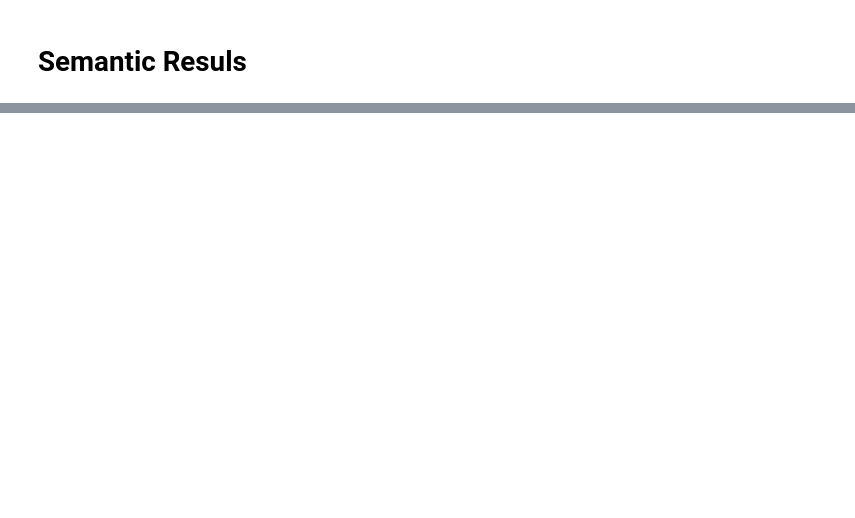
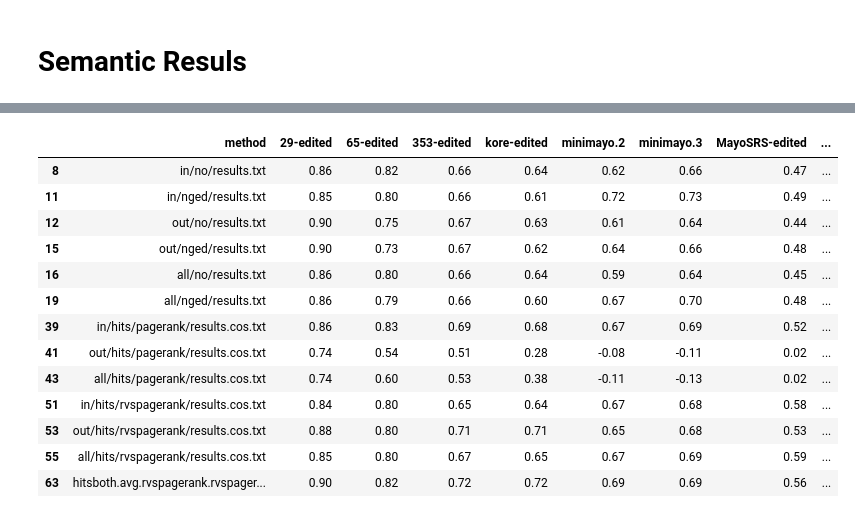
Before and after one commit to mozhgans/wikisim, a Jupyter notebook: wsd/codepieces.ipynb, the cells around one changed output, grey strips where cells are left out. Saved outputs shown, nothing was run; the diff lists cells and outputs as text; code cells hidden in the pictures; blank space fills up the shorter version.

```diff
--- a/wsd/codepieces.ipynb
+++ b/wsd/codepieces.ipynb
@@ -61,3 +57,8 @@ from utils import *
+# %%
+import sys
+table_no=3
+sys.path.insert(0,'..')
+from wikisim.utils import *
 # %%
 import pandas as pd
 
@@ -231,21 +533,45 @@ df.head()
+# %%
+tb_no=1
 # %%
 df1= df.drop('wordsim_similarity-edited', axis=1)
 df1= df1.drop('wordsim_relatedness-edited', axis=1)
 df1= df1.drop('minimayo.1', axis=1)
-df1= df1.drop('minimayo.3', axis=1)
+#df1= df1.drop('minimayo.3', axis=1)
 #df1 = df1.columns.rename({'Unnamed: 0':'method'})
 df1=df1.rename(columns={'Unnamed: 0':'method'})
 # %%
 def methodselect(r):
-    return r.loc['method'] in \
-        ['in/no/results.txt','in/nged/results.txt', 'in/hits/pagerank/results.cos.txt',  'in/hits/rvspagerank/results.cos.txt',
-         'out/no/results.txt','out/nged/results.txt', 'out/hits/pagerank/results.cos.txt',  'out/hits/rvspagerank/results.cos.txt',
-         'all/no/results.txt','all/nged/results.txt', 'all/hits/pagerank/results.cos.txt',  'all/hits/rvspagerank/results.cos.txt',
-         'hitsboth.avg.rvspagerank.rvspagerank/results.cos.txt',
-        ]
+    if tb_no==1:
+        return r.loc['method'] in \
+            [
+             'ams/results.txt','all/nged/results.txt', 'all/hits/pagerank/results.cos.txt',  'all/hits/rvspagerank/results.cos.txt',
+             'hitsboth.avg.rvspagerank.rvspagerank/results.cos.txt',
+            ]
+    if tb_no==2:
+        return r.loc['method'] in \
+            ['in/no/results.txt','in/nged/results.txt', 'in/hits/pagerank/results.cos.txt',  'in/hits/rvspagerank/results.cos.txt',
+             'out/no/results.txt','out/nged/results.txt', 'out/hits/pagerank/results.cos.txt',  'out/hits/rvspagerank/results.cos.txt',
+             'all/no/results.txt','all/nged/results.txt', 'all/hits/pagerank/results.cos.txt',  'all/hits/rvspagerank/results.cos.txt',
+             'hitsboth.avg.rvspagerank.rvspagerank/results.cos.txt',
+            ]
 
 df2 = df1[df1.apply(methodselect, axis=1)]
 df2
+# %% [output]
+|  | method | 29-edited | 65-edited | 353-edited | kore-edited | minimayo.2 | minimayo.3 | MayoSRS-edited | ... |
+| 8 | in/no/results.txt | 0.86 | 0.82 | 0.66 | 0.64 | 0.62 | 0.66 | 0.47 | ... |
+| 11 | in/nged/results.txt | 0.85 | 0.80 | 0.66 | 0.61 | 0.72 | 0.73 | 0.49 | ... |
+| 12 | out/no/results.txt | 0.90 | 0.75 | 0.67 | 0.63 | 0.61 | 0.64 | 0.44 | ... |
+| 15 | out/nged/results.txt | 0.90 | 0.73 | 0.67 | 0.62 | 0.64 | 0.66 | 0.48 | ... |
+| 16 | all/no/results.txt | 0.86 | 0.80 | 0.66 | 0.64 | 0.59 | 0.64 | 0.45 | ... |
+| 19 | all/nged/results.txt | 0.86 | 0.79 | 0.66 | 0.60 | 0.67 | 0.70 | 0.48 | ... |
+| 39 | in/hits/pagerank/results.cos.txt | 0.86 | 0.83 | 0.69 | 0.68 | 0.67 | 0.69 | 0.52 | ... |
+| 41 | out/hits/pagerank/results.cos.txt | 0.74 | 0.54 | 0.51 | 0.28 | -0.08 | -0.11 | 0.02 | ... |
+| 43 | all/hits/pagerank/results.cos.txt | 0.74 | 0.60 | 0.53 | 0.38 | -0.11 | -0.13 | 0.02 | ... |
+| 51 | in/hits/rvspagerank/results.cos.txt | 0.84 | 0.80 | 0.65 | 0.64 | 0.67 | 0.68 | 0.58 | ... |
+| 53 | out/hits/rvspagerank/results.cos.txt | 0.88 | 0.80 | 0.71 | 0.71 | 0.65 | 0.68 | 0.53 | ... |
+| 55 | all/hits/rvspagerank/results.cos.txt | 0.85 | 0.80 | 0.67 | 0.65 | 0.67 | 0.69 | 0.59 | ... |
+| 63 | hitsboth.avg.rvspagerank.rvspager... | 0.90 | 0.82 | 0.72 | 0.72 | 0.69 | 0.69 | 0.56 | ... |
 # %%
 idx = df2.loc[:,'method']
 idx=idx.apply(lambda x: x[0:3])
```
Also changed, not shown: parts of 39 cells of this notebook, 18 other files.
